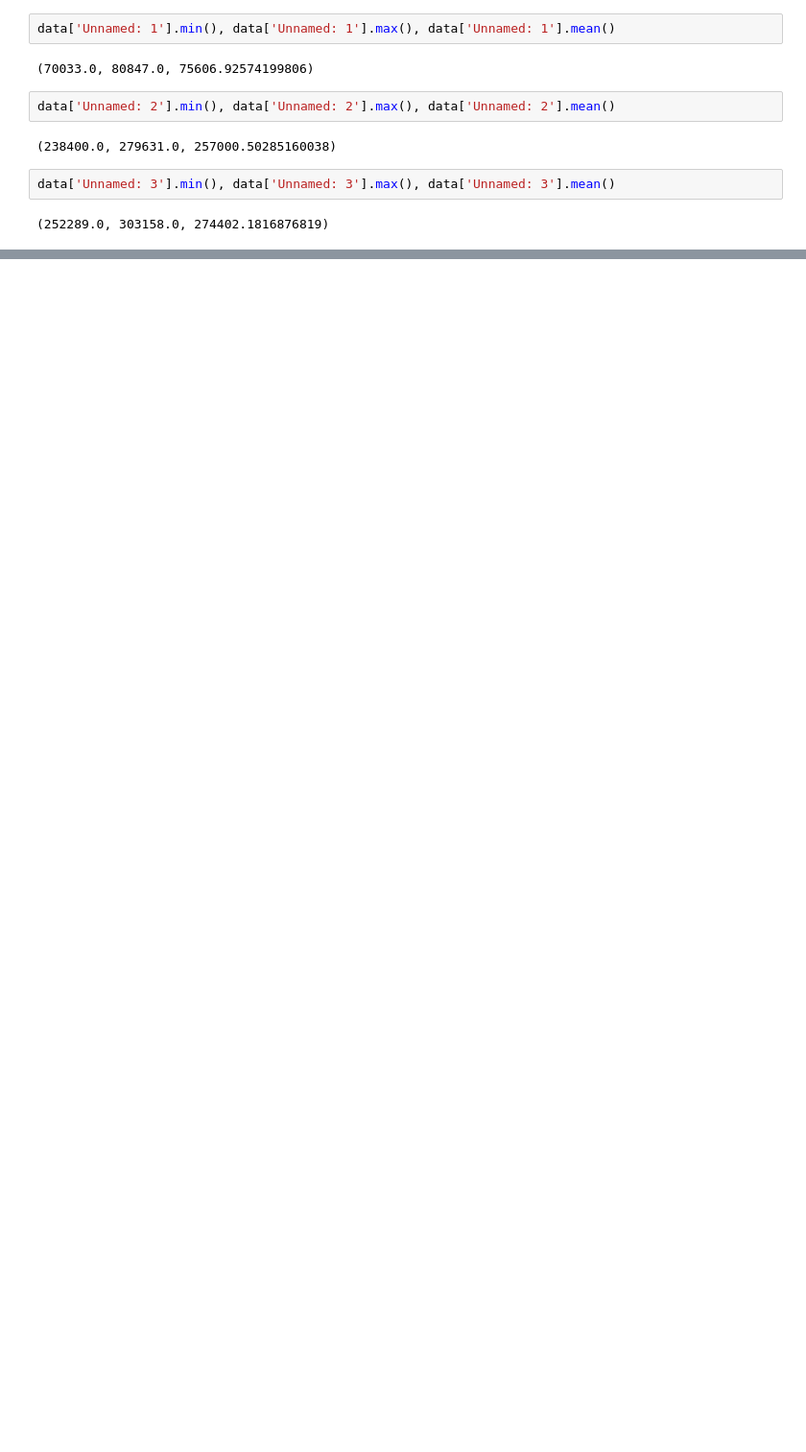
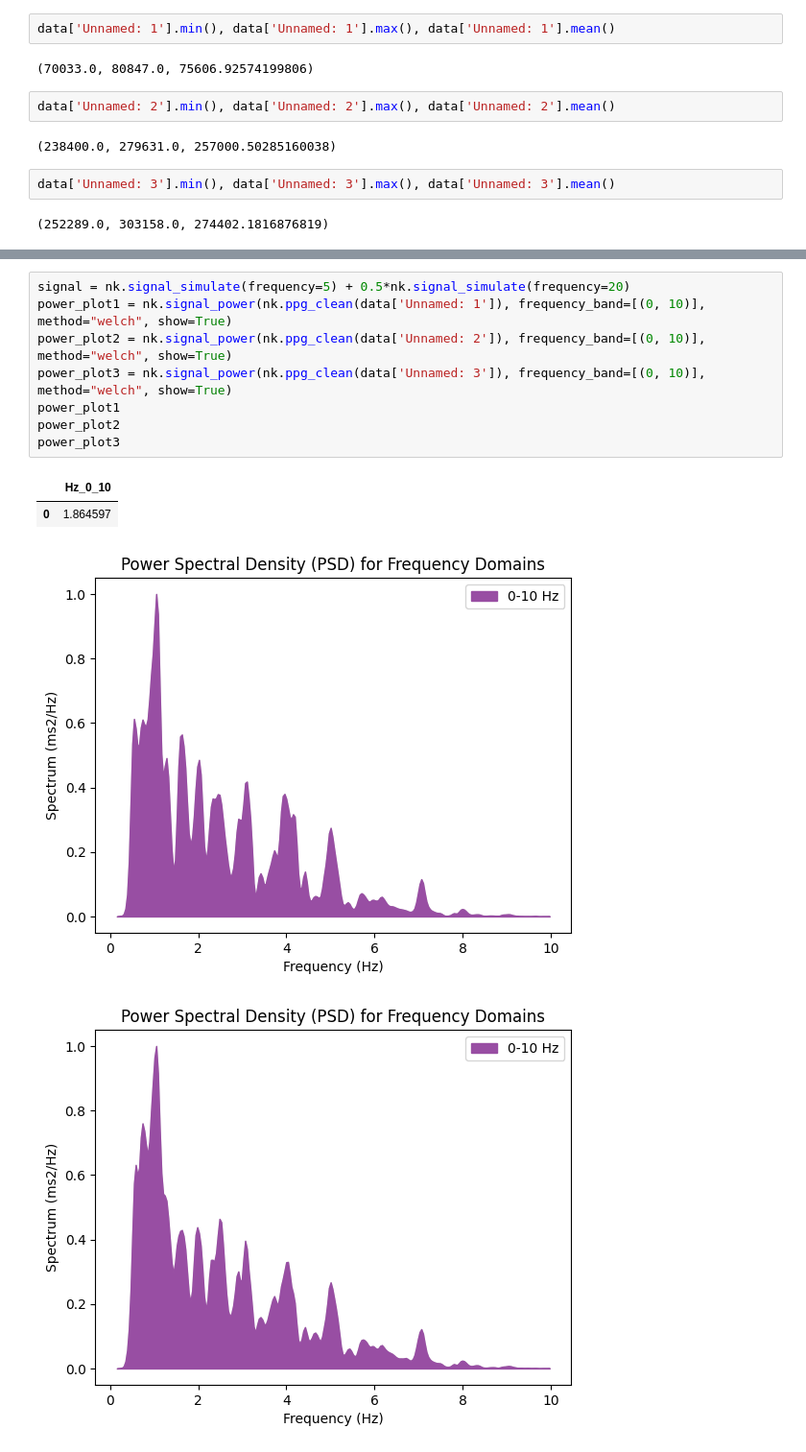
Before and after one commit to SenuraHansaja/H-IoT-Golob-Rice-Compression-Automation, a Jupyter notebook: PPG data/PPG_plots.ipynb, the cells around one changed output, grey strips where cells are left out. Shown at 96% size. Cells and saved outputs as stored; diff of their text form; blank space fills up the shorter version.

```diff
--- a/PPG data/PPG_plots.ipynb
+++ b/PPG data/PPG_plots.ipynb
@@ -34,0 +90,13 @@ data['Unnamed: 3'].min(), data['Unnamed: 3'].max(), data['Unnamed: 3'].mean()
+# %%
+signal = nk.signal_simulate(frequency=5) + 0.5*nk.signal_simulate(frequency=20)
+power_plot1 = nk.signal_power(nk.ppg_clean(data['Unnamed: 1']), frequency_band=[(0, 10)], method="welch", show=True)
+power_plot2 = nk.signal_power(nk.ppg_clean(data['Unnamed: 2']), frequency_band=[(0, 10)], method="welch", show=True)
+power_plot3 = nk.signal_power(nk.ppg_clean(data['Unnamed: 3']), frequency_band=[(0, 10)], method="welch", show=True)
+power_plot1
+power_plot2
+power_plot3
+# %% [output]
+|  | Hz_0_10 |
+| 0 | 1.864597 |
+[figure, added]
+[figure, added]
```
Also changed, not shown: parts of 9 cells of this notebook.
